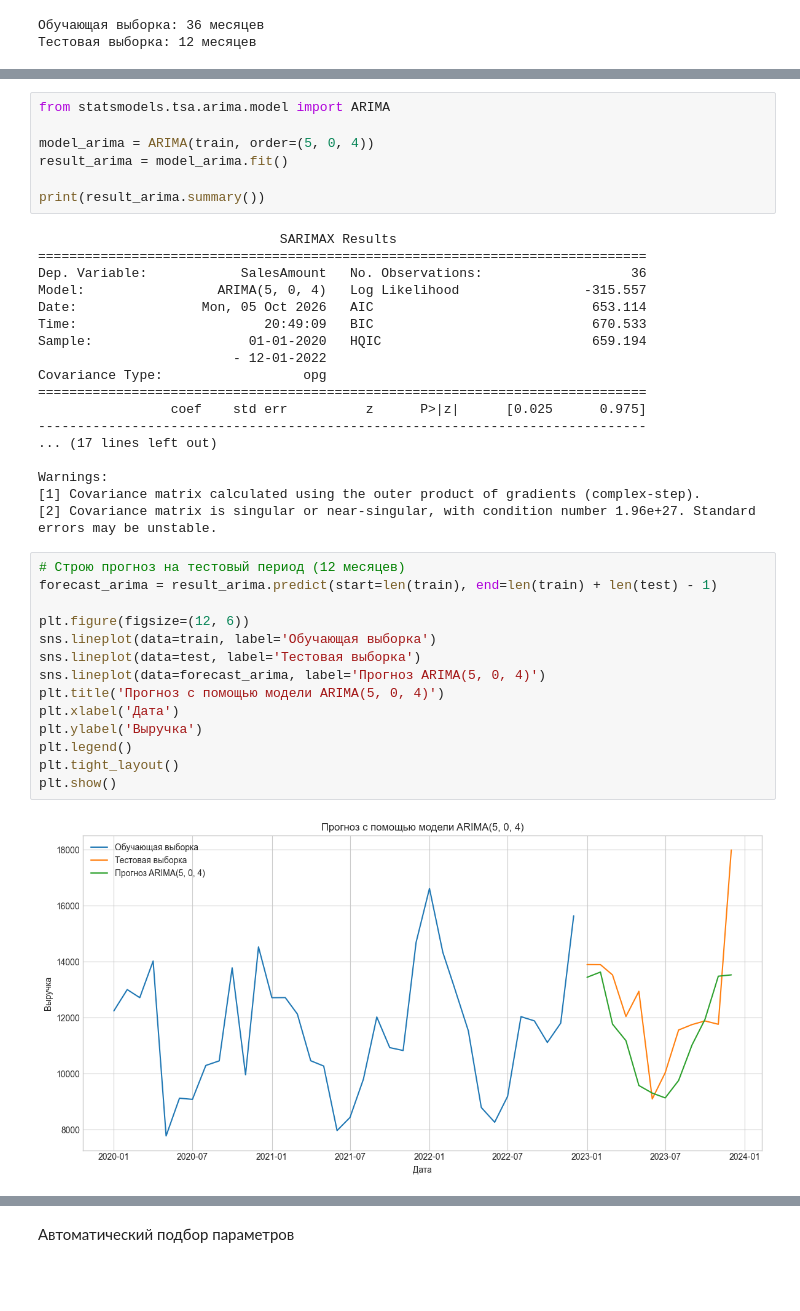
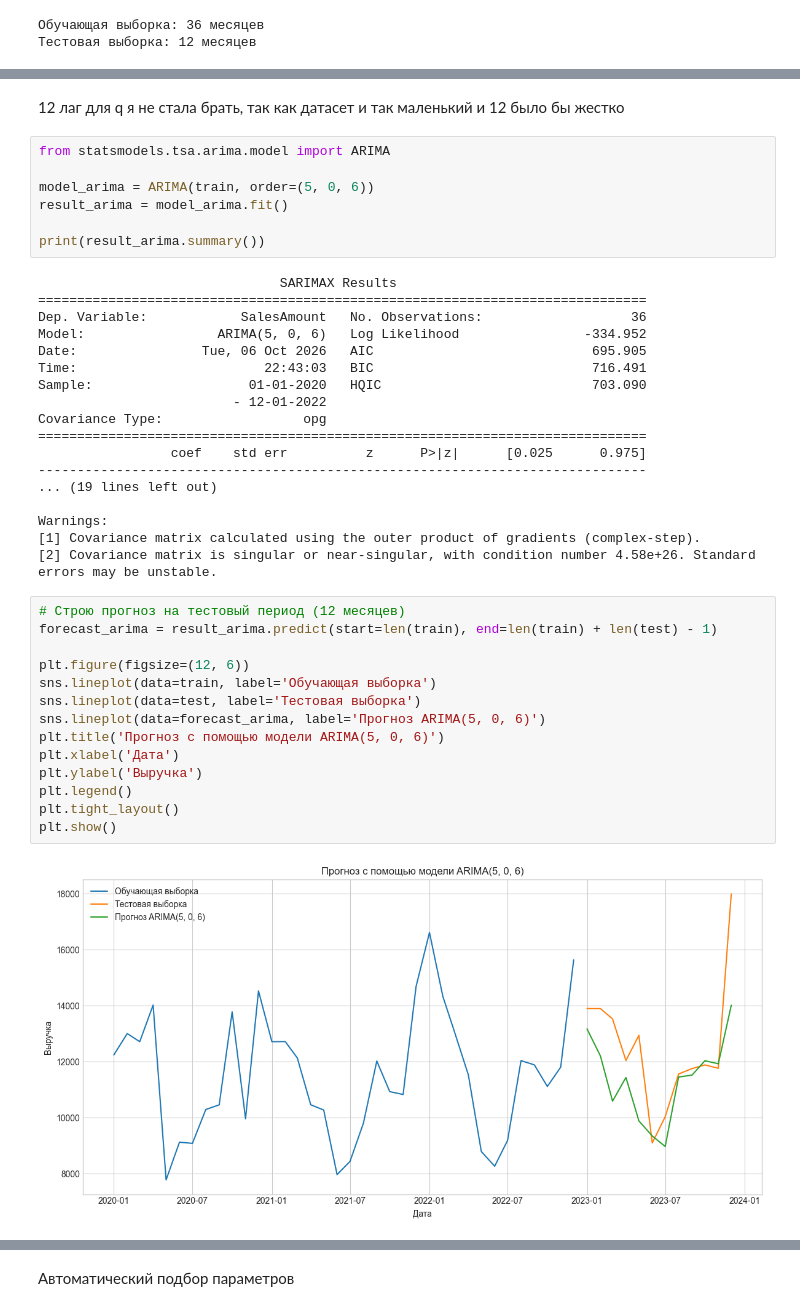
Before and after one commit to gureeva07/predictive_analytics_lab1, a Jupyter notebook: lab1.ipynb, the cells around one changed output, grey strips where cells are left out. Cells and saved outputs as stored; diff of their text form; blank space fills up the shorter version.

```diff
--- a/lab1.ipynb
+++ b/lab1.ipynb
@@ -434,7 +450,9 @@ print(f'Тестовая выборка: {len(test)} месяцев')
+# %% [markdown]
+12 лаг для q я не стала брать, так как датасет и так маленький и 12 было бы жестко
 # %%
 from statsmodels.tsa.arima.model import ARIMA
 
-model_arima = ARIMA(train, order=(5, 0, 4))
+model_arima = ARIMA(train, order=(5, 0, 6))
 result_arima = model_arima.fit()
 
 print(result_arima.summary())
@@ -442,33 +460,33 @@ print(result_arima.summary())
                                SARIMAX Results
 ==============================================================================
 Dep. Variable:            SalesAmount   No. Observations:                   36
-Model:                 ARIMA(5, 0, 4)   Log Likelihood                -315.557
-Date:                Mon, 05 Oct 2026   AIC                            653.114
-Time:                        20:49:09   BIC                            670.533
-Sample:                    01-01-2020   HQIC                           659.194
+Model:                 ARIMA(5, 0, 6)   Log Likelihood                -334.952
+Date:                Tue, 06 Oct 2026   AIC                            695.905
+Time:                        22:43:03   BIC                            716.491
+Sample:                    01-01-2020   HQIC                           703.090
                          - 12-01-2022
 Covariance Type:                  opg
 ==============================================================================
                  coef    std err          z      P>|z|      [0.025      0.975]
 ------------------------------------------------------------------------------
-... (17 lines left out)
+... (19 lines left out)
 
 Warnings:
 [1] Covariance matrix calculated using the outer product of gradients (complex-step).
-[2] Covariance matrix is singular or near-singular, with condition number 1.96e+27. Standard errors may be unstable.
+[2] Covariance matrix is singular or near-singular, with condition number 4.58e+26. Standard errors may be unstable.
 # %%
 # Строю прогноз на тестовый период (12 месяцев)
 forecast_arima = result_arima.predict(start=len(train), end=len(train) + len(test) - 1)
 
 plt.figure(figsize=(12, 6))
 sns.lineplot(data=train, label='Обучающая выборка')
 sns.lineplot(data=test, label='Тестовая выборка')
-sns.lineplot(data=forecast_arima, label='Прогноз ARIMA(5, 0, 4)')
-plt.title('Прогноз с помощью модели ARIMA(5, 0, 4)')
+sns.lineplot(data=forecast_arima, label='Прогноз ARIMA(5, 0, 6)')
+plt.title('Прогноз с помощью модели ARIMA(5, 0, 6)')
 plt.xlabel('Дата')
 plt.ylabel('Выручка')
 plt.legend()
 plt.tight_layout()
 plt.show()
 # %% [output]
-[figure, old version]
+[figure, new version]
```
Also changed, not shown: parts of 28 cells of this notebook.
